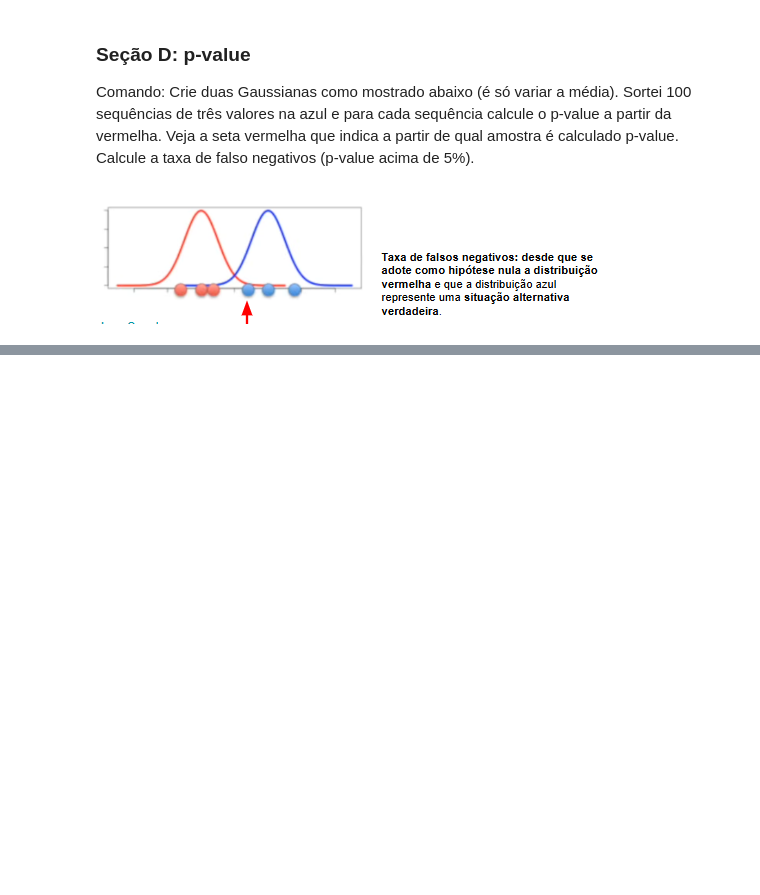
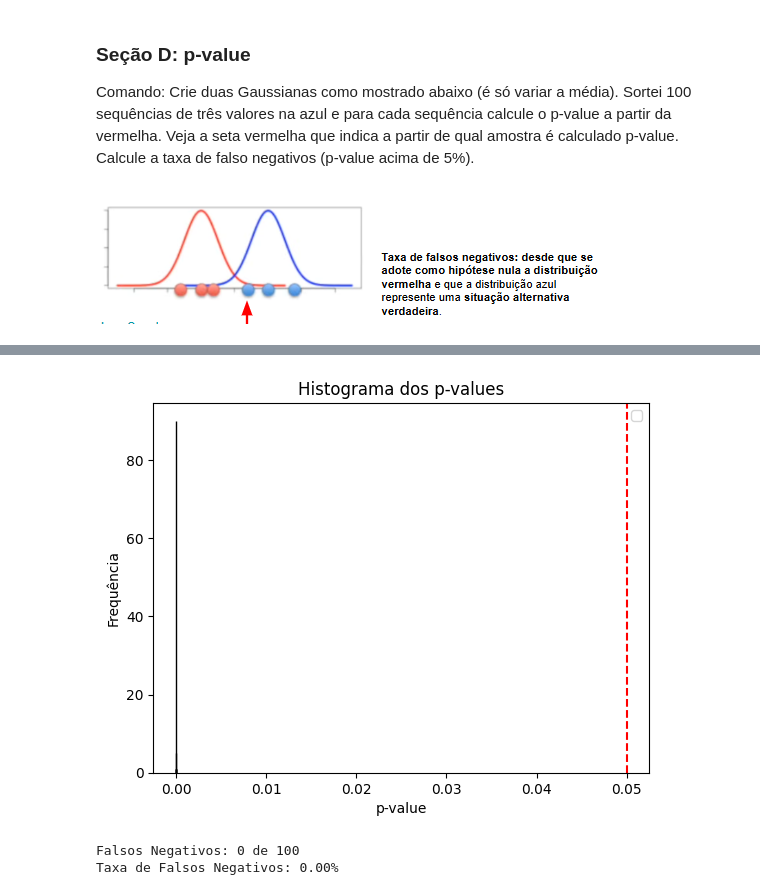
Before and after one commit to PauloLucena2022/Atividade-01---LLM-e-Estat-stica, a Jupyter notebook: Colab Notebook/Atividade_1.ipynb, the cells around one changed output, grey strips where cells are left out. Drawn from its saved outputs; the diff is of its cells as text; code cells hidden in the pictures; blank space fills up the shorter version.

```diff
--- a/Colab Notebook/Atividade_1.ipynb
+++ b/Colab Notebook/Atividade_1.ipynb
@@ -660,0 +681,32 @@ Comando: Crie duas Gaussianas como mostrado abaixo (é só variar a média). Sor
+# %%
+# Sortear 100 sequências de 3 valores na azul
+np.random.seed(77)
+samples = np.random.normal(loc = media_azul, scale = desvio_padrao, size = (100, 3))
+samples_media = np.mean(samples, axis = 1)
+
+# Calcular z-score comparando com H0
+z_scores = (samples_media - media_vermelha) / (desvio_padrao / np.sqrt(3))
+
+# Calcular p-value
+p_values = 2 * (1 - norm.cdf(np.abs(z_scores)))
+p_values[0]
+
+plt.hist(p_values, bins = 20, edgecolor = 'black')
+plt.axvline(0.05, color='red', linestyle='--')
+plt.xlabel('p-value')
+plt.ylabel('Frequência')
+plt.title('Histograma dos p-values')
+plt.legend()
+plt.show()
+# %% [output]
+[figure, added]
+# %%
+# Calcular taxa de falso negativo (p-value > 0.05)
+falsos_negativos = np.sum(p_values > 0.05)
+taxa_falsos_negativos = falsos_negativos / len(p_values)
+
+print(f'Falsos Negativos: {falsos_negativos} de {len(p_values)}')
+print(f'Taxa de Falsos Negativos: {taxa_falsos_negativos * 100:.2f}%')
+# %% [output]
+Falsos Negativos: 0 de 100
+Taxa de Falsos Negativos: 0.00%
```
Also changed, not shown: parts of 6 cells of this notebook.
